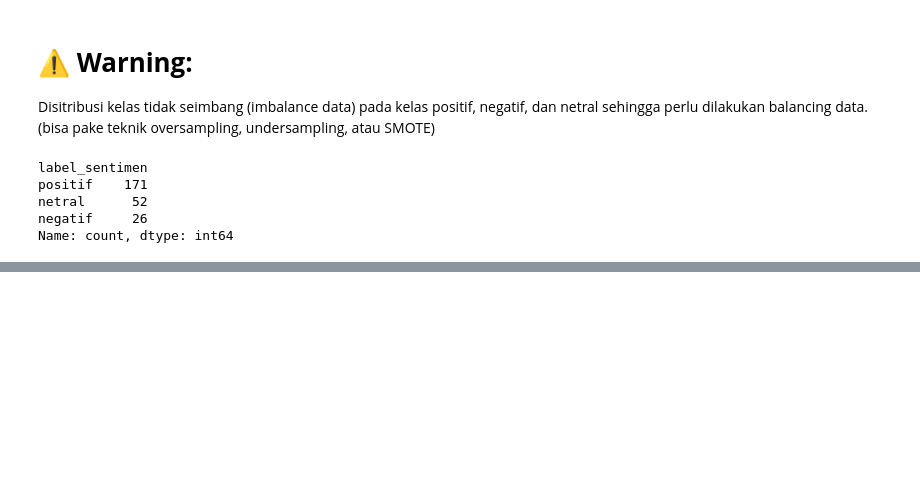
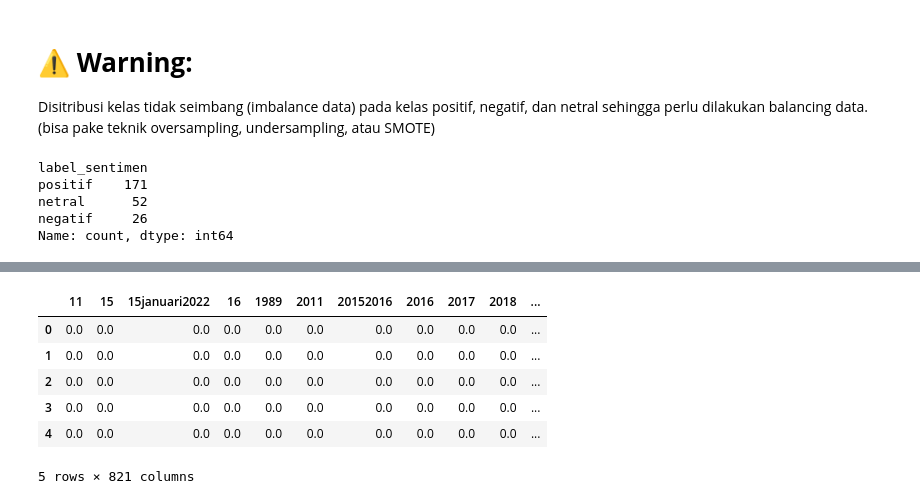
Before and after one commit to gbennnn/sentiment-analysis-aperti-bumn, a Jupyter notebook: src/preprocessing/UPer_Preprocessing&EDA.ipynb, the cells around one changed output, grey strips where cells are left out. Saved outputs shown, nothing was run; the diff lists cells and outputs as text; code cells hidden in the pictures; blank space fills up the shorter version.

```diff
--- a/src/preprocessing/UPer_Preprocessing&EDA.ipynb
+++ b/src/preprocessing/UPer_Preprocessing&EDA.ipynb
@@ -567,0 +623,10 @@ Name: count, dtype: int64
+# %%
+df.head()
+# %% [output]
+|  | 11 | 15 | 15januari2022 | 16 | 1989 | 2011 | 20152016 | 2016 | 2017 | 2018 | ... |
+| 0 | 0.0 | 0.0 | 0.0 | 0.0 | 0.0 | 0.0 | 0.0 | 0.0 | 0.0 | 0.0 | ... |
+| 1 | 0.0 | 0.0 | 0.0 | 0.0 | 0.0 | 0.0 | 0.0 | 0.0 | 0.0 | 0.0 | ... |
+| 2 | 0.0 | 0.0 | 0.0 | 0.0 | 0.0 | 0.0 | 0.0 | 0.0 | 0.0 | 0.0 | ... |
+| 3 | 0.0 | 0.0 | 0.0 | 0.0 | 0.0 | 0.0 | 0.0 | 0.0 | 0.0 | 0.0 | ... |
+| 4 | 0.0 | 0.0 | 0.0 | 0.0 | 0.0 | 0.0 | 0.0 | 0.0 | 0.0 | 0.0 | ... |
+5 rows × 821 columns
```
Also changed, not shown: parts of 14 cells of this notebook, 1 other file.
